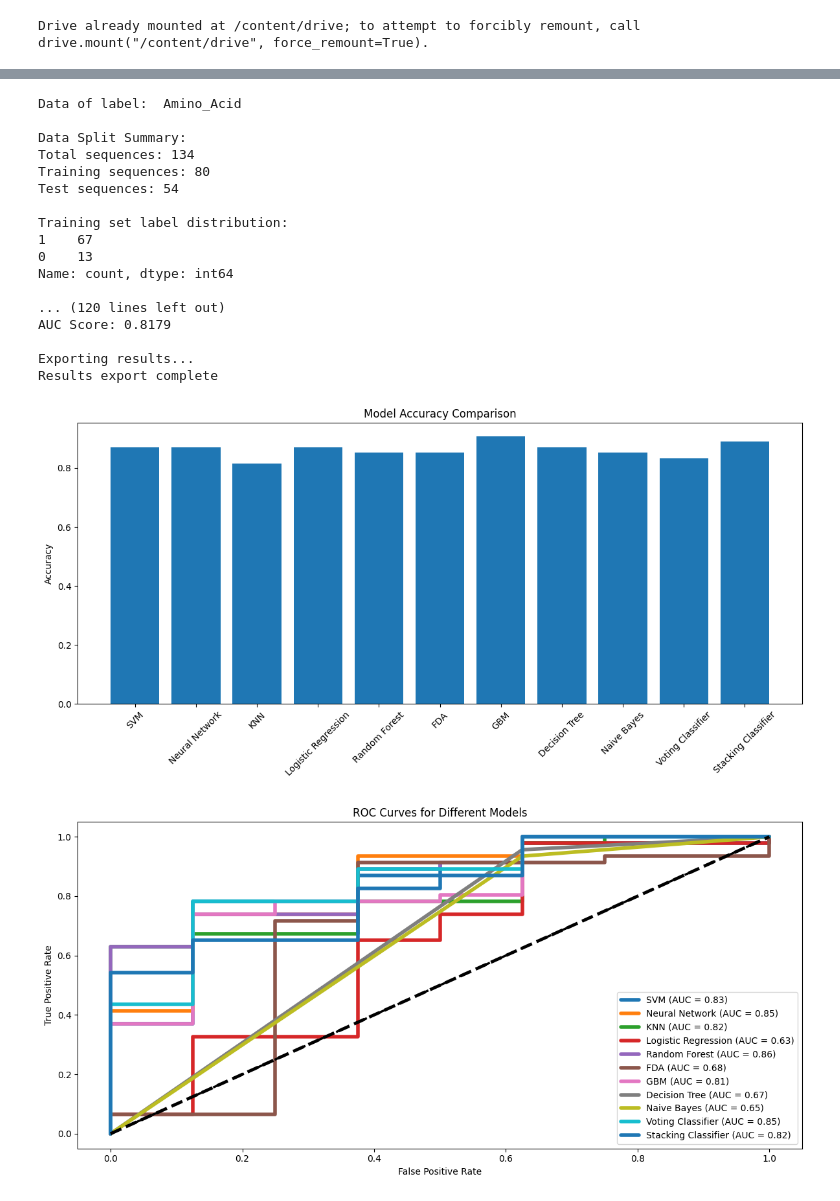
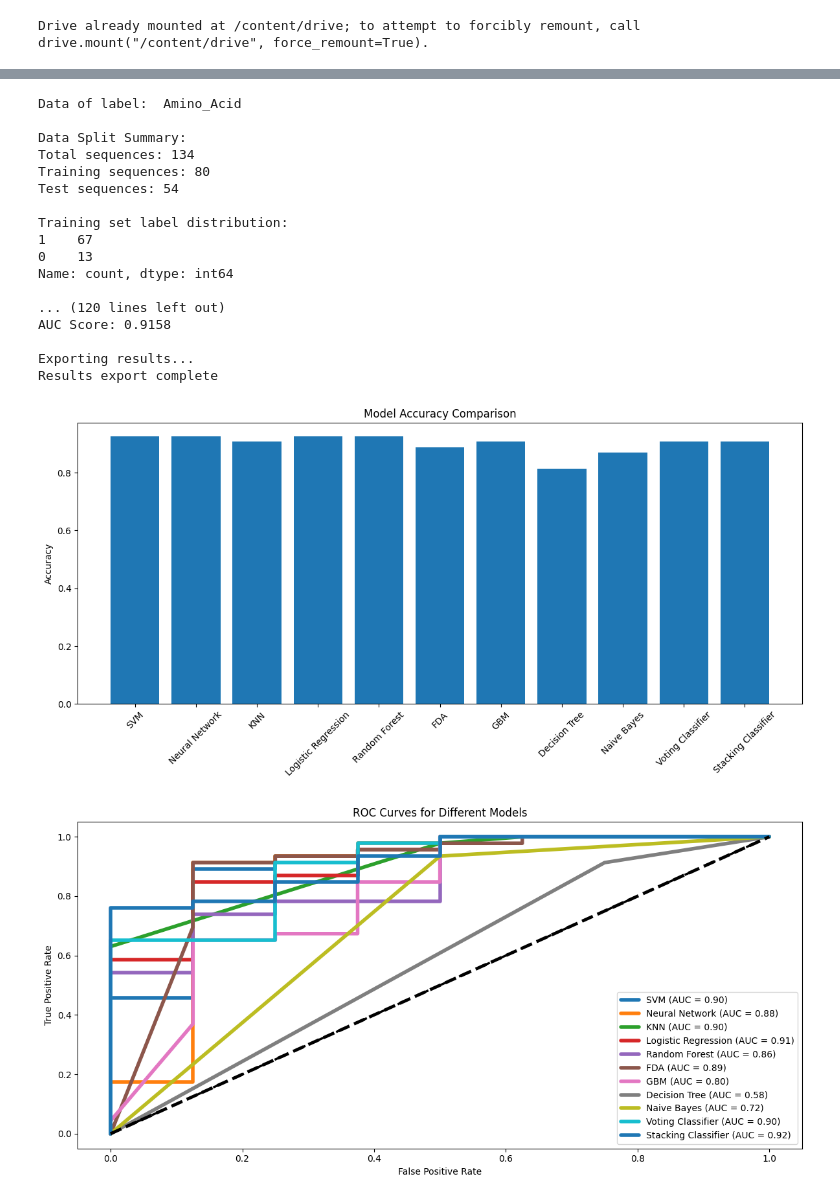
Before and after one commit to ZeroToH3ro/Predictive-Model-Advance, a Jupyter notebook: Predictive_model.ipynb, the cells around one changed output, grey strips where cells are left out. Drawn from its saved outputs; the diff is of its cells as text; code cells hidden in the pictures.

```diff
--- a/Predictive_model.ipynb
+++ b/Predictive_model.ipynb
@@ -315,7 +319,10 @@ def train_and_evaluate_models(X, y, label='', save_path=None, original_data=None
     # Split data with stratification
     X_train, X_test, y_train, y_test = train_test_split(X, y, test_size=0.4, random_state=42, stratify=y)
 
-    # If sequences are provided, split them accordingly
+    # Get indices for train and test sets before using them
+    indices = np.arange(len(y))
+    _, _, _, indices_test = train_test_split(X, indices, test_size=0.4, random_state=42, stratify=y)
+
     split_info = pd.DataFrame()
 
     if original_data is not None:
@@ -348,17 +355,18 @@ def train_and_evaluate_models(X, y, label='', save_path=None, original_data=None
 
     # Scale features
     scaler = StandardScaler()
-    X_train_scaled = scaler.fit_transform(X_train)
-    X_test_scaled = scaler.transform(X_test)
+    X_train_scaled = scaler.fit_transform(X_train.reshape(X_train.shape[0], -1))  # Reshape to 2D before scaling
+    X_test_scaled = scaler.transform(X_test.reshape(X_test.shape[0], -1))  # Reshape to 2D before scaling
 
     # Create test results DataFrame
     test_results = pd.DataFrame()
     test_results['True_Label'] = y_test
 
+    # Get the sequences for test results based on label
     if label == 'Nucleotide':
-            test_results['Sequence'] = original_data.iloc[indices_test]['Nucleotide'].values
+        test_results['Sequence'] = original_data.iloc[indices_test][['NS3_Nu', 'NS5A_Nu', 'NS5B_Nu']].apply(lambda row: ''.join(row.values.astype(str)), axis=1).values
     elif label == 'Amino_Acid':
-        test_results['Sequence'] = original_data.iloc[indices_test]['Amino_Acid'].values
+        test_results['Sequence'] = original_data.iloc[indices_test][['NS3_Aa', 'NS5A_Aa', 'NS5B_Aa']].apply(lambda row: ''.join(row.values.astype(str)), axis=1).values
     test_results['Accession Number'] = original_data.iloc[indices_test]['Accession number'].values
 
     # Get optimized models
@@ -434,7 +442,7 @@ Drive already mounted at /content/drive; to attempt to forcibly remount, call dr
 # %%
 # Path to your actual Excel data
 drive.mount('/content/drive')
-data_path = "sample_data/134-samples-aligned-cutted-Nu-and-a.a-17.12.24.xlsx"
+data_path = "sample_data/data_training_model.xlsx"
 
 # 1) Prepare Nucleotide-based dataset
 X_nu, y_nu, original_data = prepare_data_nucleotide(data_path)
@@ -468,19 +478,19 @@ Results export complete
-Data of label:  Amino_Acid
-
-Data Split Summary:
-Total sequences: 134
-Training sequences: 80
-Test sequences: 54
-
-Training set label distribution:
-1    67
-0    13
-Name: count, dtype: int64
-
-... (120 lines left out)
-AUC Score: 0.8179
-
-Exporting results...
-Results export complete
+Data of label:  Amino_Acid
+
+Data Split Summary:
+Total sequences: 134
+Training sequences: 80
+Test sequences: 54
+
+Training set label distribution:
+1    67
+0    13
+Name: count, dtype: int64
+
+... (120 lines left out)
+AUC Score: 0.9158
+
+Exporting results...
+Results export complete
-[figure, old version]
+[figure, new version]
-[figure, old version]
+[figure, new version]
```
Also changed, not shown: parts of 4 cells of this notebook.
